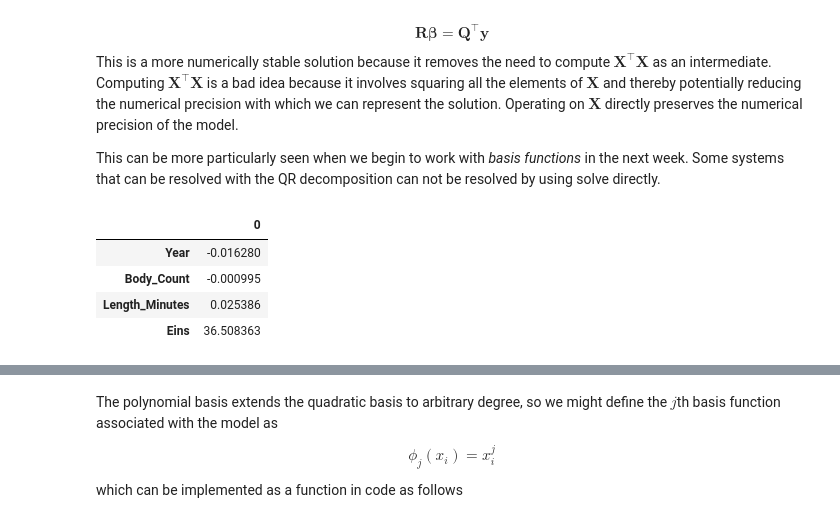
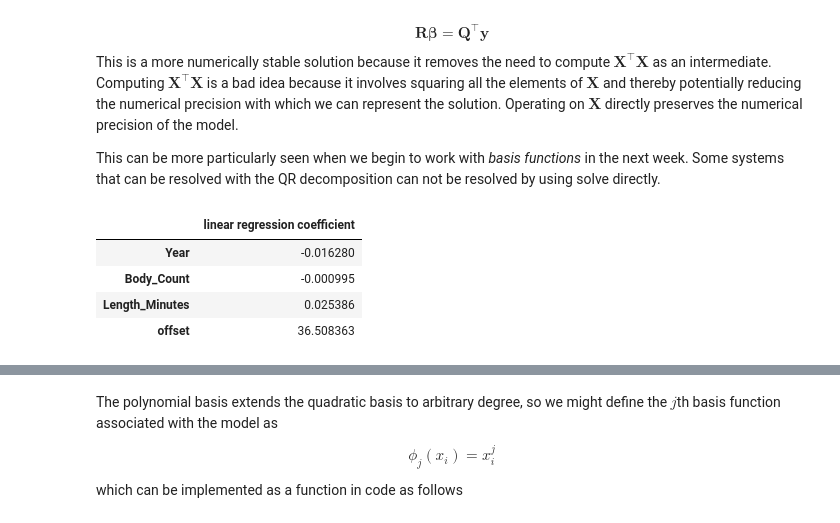
Before and after one commit to deewong7/MLAI, a Jupyter notebook: Labs/Lab 4 - Linear Regression.ipynb, the cells around one changed output, grey strips where cells are left out. Saved outputs shown, nothing was run; the diff lists cells and outputs as text; code cells hidden in the pictures.

```diff
--- a/Labs/Lab 4 - Linear Regression.ipynb
+++ b/Labs/Lab 4 - Linear Regression.ipynb
@@ -626,5 +829,12 @@ Bias as an additional feature.
 # %%
 select_features = ['Year', 'Body_Count', 'Length_Minutes']
 X = movies.loc[:, select_features]
-X['Eins'] = 1 # add a column for the offset
+X['offset'] = 1 # add a column for the offset
+print(X.sample(5))
 y = movies[['IMDB_Rating']]
+
+
+# print(type(X))
+# print(X.shape)
+# print(type(y))
+# print(y.shape)
@@ -686,15 +909,20 @@ This can be more particularly seen when we begin to work with *basis functions*
 # %%
 import scipy.linalg as linalg
 Q, R = np.linalg.qr(X)
-w = linalg.solve_triangular(R, np.dot(Q.T, y))
-w = pd.DataFrame(w, index=X.columns)
+w1 = linalg.solve_triangular(R, np.dot(Q.T, y))
+w2 = np.linalg.solve(R, Q.T @ y)
+# can be ignored
+# print(w1[0] == w2[0])
+# print(w1[0])
+# print(w2[0])
+w = pd.DataFrame(w2, index=X.columns, columns=["linear regression coefficient"])
 w
 # %% [output]
-|  | 0 |
+|  | linear regression coefficient |
 | Year | -0.016280 |
 | Body_Count | -0.000995 |
 | Length_Minutes | 0.025386 |
-| Eins | 36.508363 |
+| offset | 36.508363 |
 # %%
 # Initial code: it uses pods.notebook.display_prediction, but with a minor modification to
 # allow the use of ipywidgets
```
Also changed, not shown: parts of 57 cells of this notebook, 4 other files.
